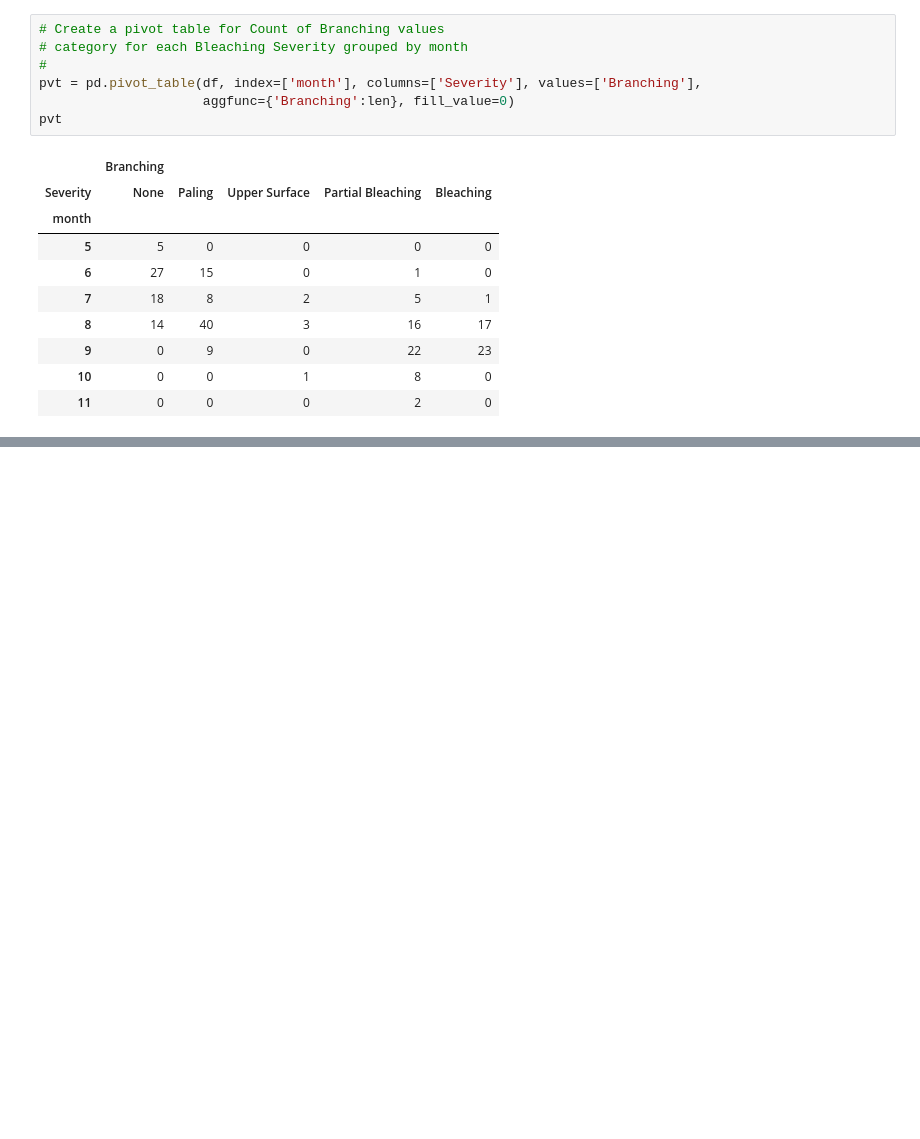
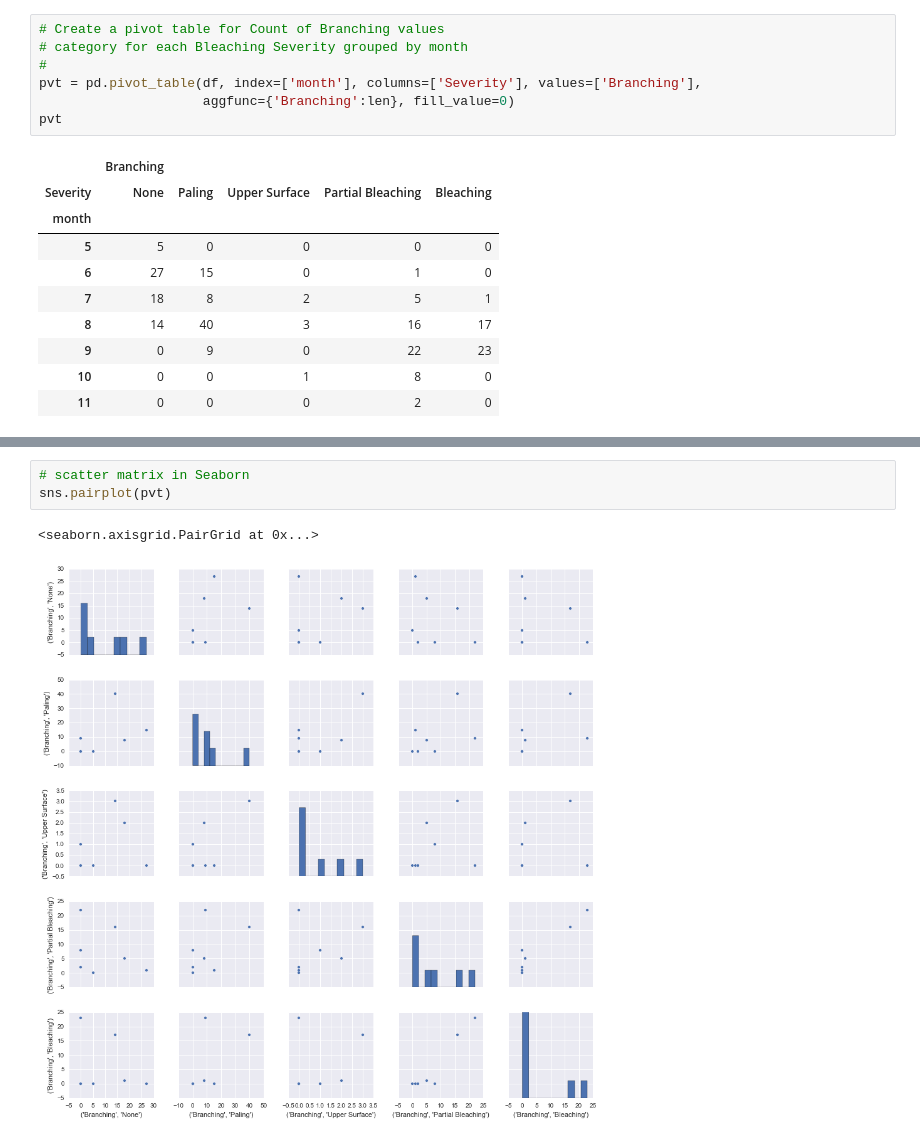
Before and after one commit to misrab/homework, a Jupyter notebook: BalaCattavarayane/Project/Project1.ipynb, the cells around one changed output, grey strips where cells are left out. Drawn from its saved outputs; the diff is of its cells as text; blank space fills up the shorter version.

```diff
--- a/BalaCattavarayane/Project/Project1.ipynb
+++ b/BalaCattavarayane/Project/Project1.ipynb
@@ -282,0 +303,6 @@ b.set_ylabel("Observation Count", fontsize=10)
+# %%
+# scatter matrix in Seaborn
+sns.pairplot(pvt)
+# %% [output]
+<seaborn.axisgrid.PairGrid at 0x...>
+[figure, added]
```
Also changed, not shown: parts of 9 cells of this notebook.
